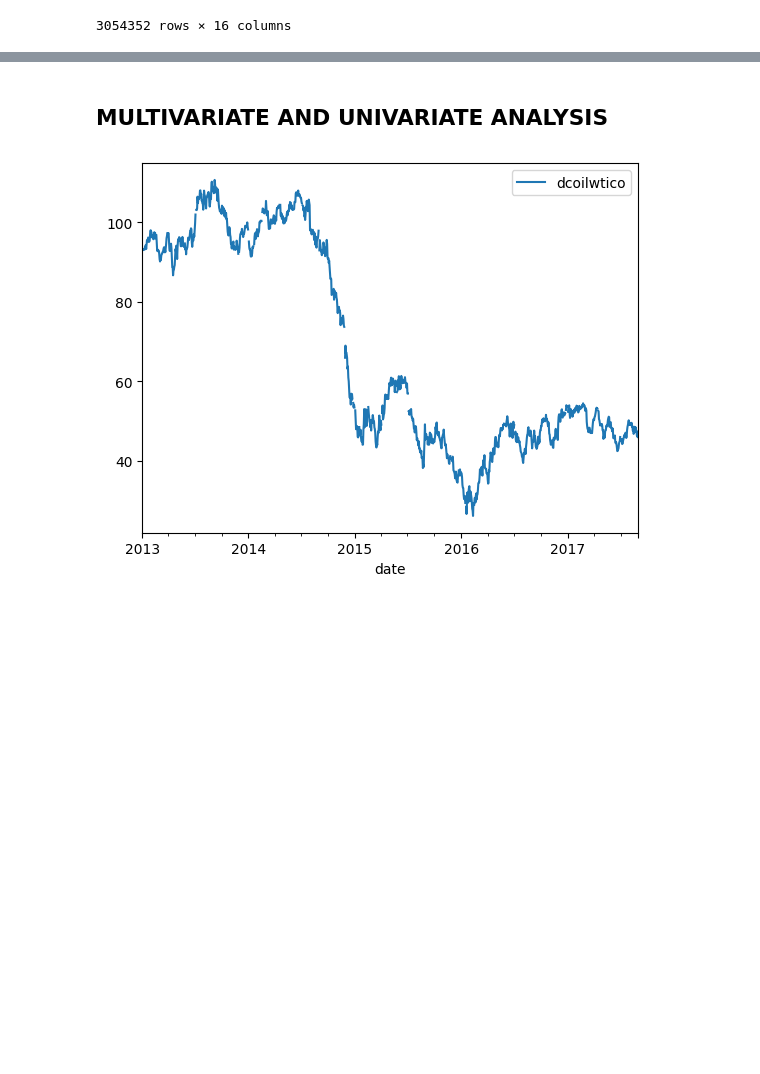
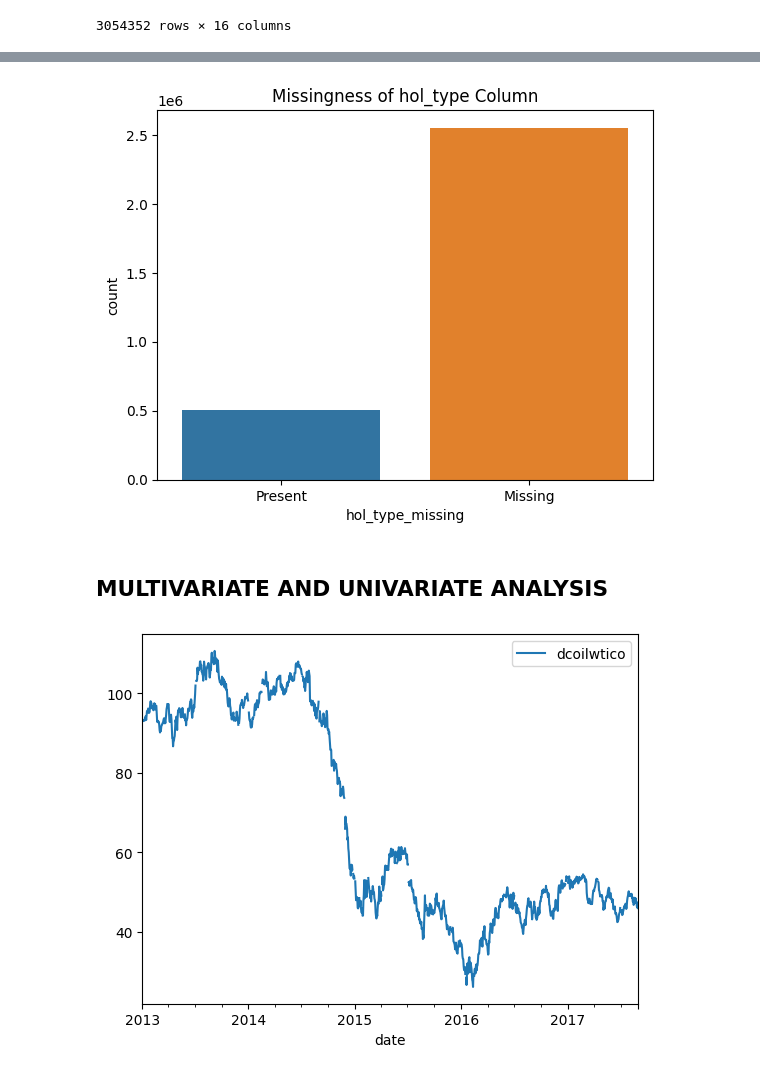
Before and after one commit to florenceaffoh/LP3-TimeSeriesAnalysis, a Jupyter notebook: tri 1.ipynb, the cells around one changed output, grey strips where cells are left out. Saved outputs shown, nothing was run; the diff lists cells and outputs as text; code cells hidden in the pictures; blank space fills up the shorter version.

```diff
--- a/tri 1.ipynb
+++ b/tri 1.ipynb
@@ -438,3 +508,16 @@ dtype: int64
+# %%
+import pandas as pd
+import seaborn as sns
+
+# Create a column representing missingness
+nu_data['hol_type_missing'] = nu_data['hol_type'].isnull().map({True: 'Missing', False: 'Present'})
+
+# Plot
+sns.countplot(data=nu_data, x='hol_type_missing')
+plt.title('Missingness of hol_type Column')
+plt.show()
+# %% [output]
+[figure, added]
 # %% [markdown]
 ## MULTIVARIATE AND UNIVARIATE ANALYSIS
 # %%
```
Also changed, not shown: parts of 22 cells of this notebook.
